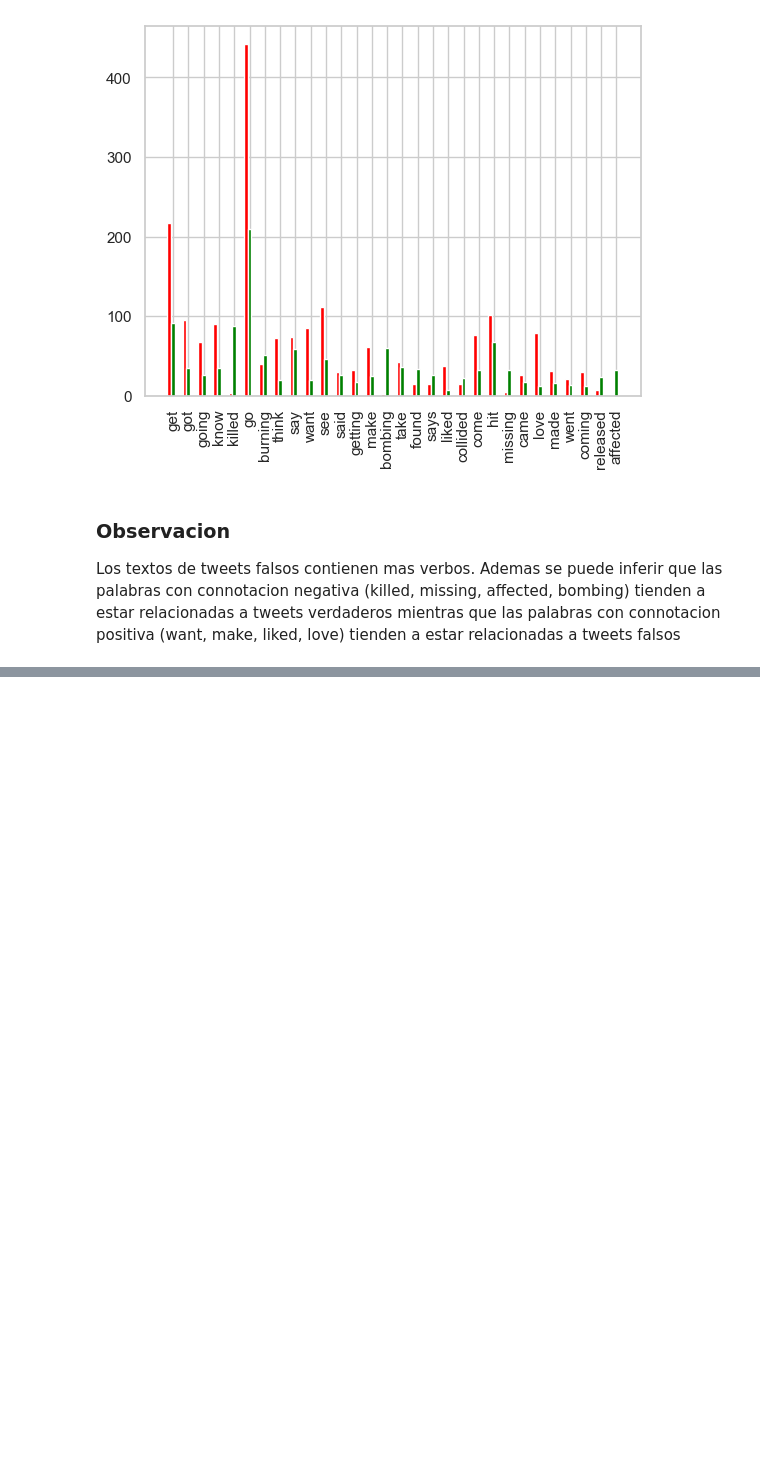
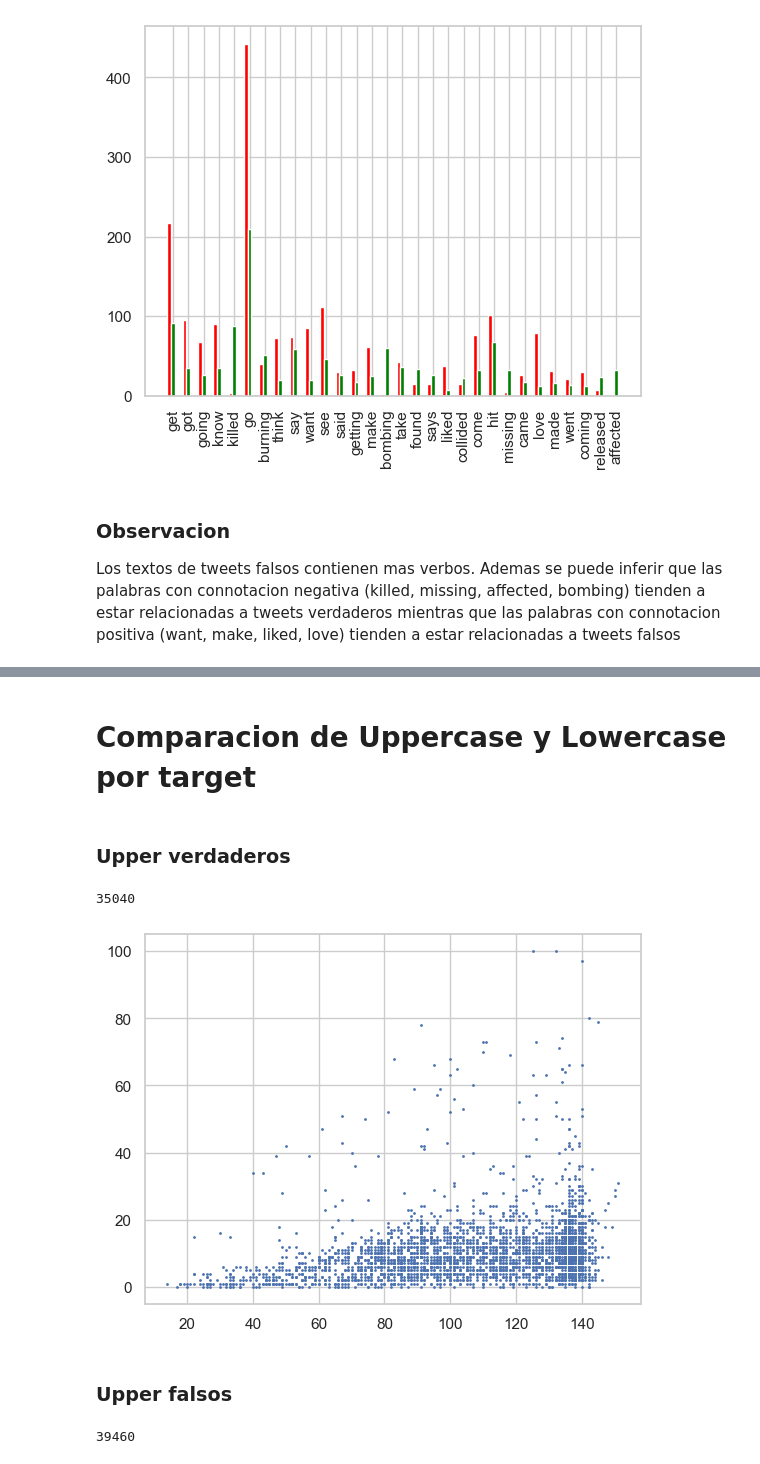
Before and after one commit to GastonMontes/1ro-2020-7506-TP1, a Jupyter notebook: Analisis Texto con libreria nltk.ipynb, the cells around one changed output, grey strips where cells are left out. Cells and saved outputs as stored; diff of their text form; code cells hidden in the pictures; blank space fills up the shorter version.

```diff
--- a/Analisis Texto con libreria nltk.ipynb
+++ b/Analisis Texto con libreria nltk.ipynb
@@ -160,0 +170,17 @@ Los textos de tweets falsos contienen mas verbos. Ademas se puede inferir que la
+# %%
+text_analysis_list = tweet_list[['text', 'target']].copy()
+text_analysis_list['text_size'] = text_analysis_list.text.map(lambda x: len(x))
+text_analysis_list['count_upper'] = text_analysis_list.text.str.count(r'[A-Z]')
+text_analysis_list['count_lower'] = text_analysis_list.text.str.count(r'[a-z]')
+text_analysis_list['tokenized'] = text_analysis_list.text.apply(lambda text: nltk.word_tokenize(text))
+
+
+is_noun = lambda pos: pos[:2] == 'NN'
+text_analysis_list['nouns'] = text_analysis_list.tokenized.apply(lambda tokenized_words: [word for (word, pos) in nltk.pos_tag(tokenized_words) if is_noun(pos)])
+
+
+is_verb = lambda pos: pos[:2] == 'VB'
+text_analysis_list['verbs'] = text_analysis_list.tokenized.apply(lambda tokenized_words: [word for (word, pos) in nltk.pos_tag(tokenized_words) if is_verb(pos)])
+
+
+text_analysis_list
@@ -160,0 +206,22 @@ Los textos de tweets falsos contienen mas verbos. Ademas se puede inferir que la
+# %% [markdown]
+# Comparacion de Uppercase y Lowercase por target
+# %% [markdown]
+### Upper verdaderos
+# %%
+text_true = text_analysis_list[text_analysis_list.target == 1]
+text_true.count_upper.sum()
+# %% [output]
+35040
+# %%
+fig, ax = plt.subplots()
+ax.scatter(text_true.text_size.tolist(), text_true.count_upper.tolist(), s=1)
+plt.show()
+# %% [output]
+[figure, added]
+# %% [markdown]
+### Upper falsos
+# %%
+text_false = text_analysis_list[text_analysis_list.target == 0]
+text_false.count_upper.sum()
+# %% [output]
+39460
```
Also changed, not shown: parts of 12 cells of this notebook, 3 other files.
